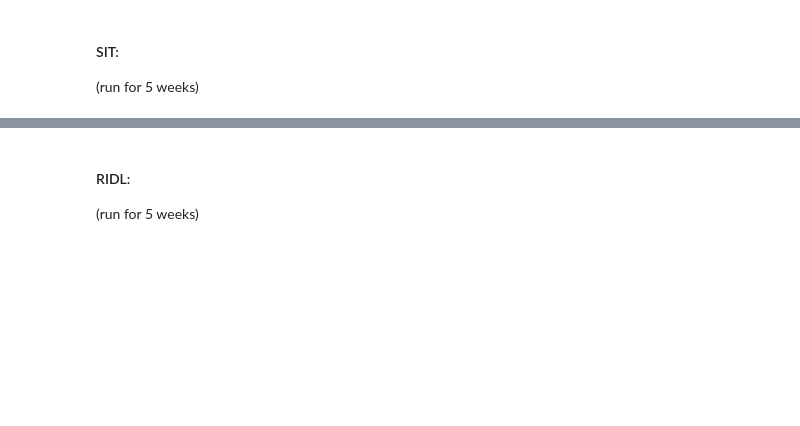
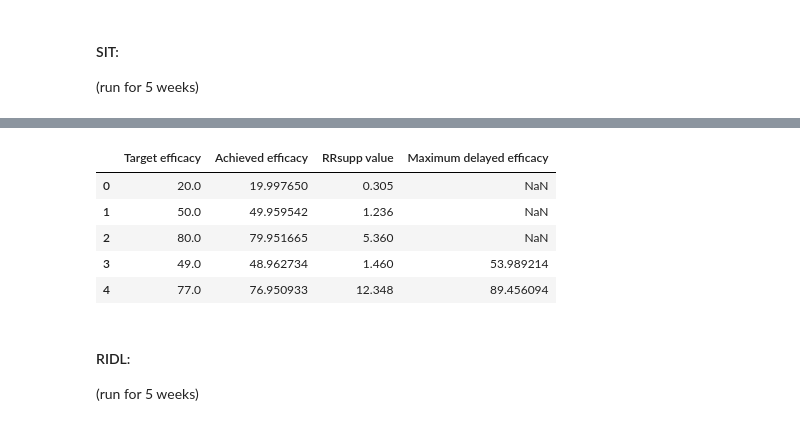
Before and after one commit to katietiley/Wolbachia_TPP_PPC, a Jupyter notebook: Population_data/Supplementary_Calculating_model_efficacy_parameters.ipynb, the cells around one changed output, grey strips where cells are left out. Saved outputs shown, nothing was run; the diff lists cells and outputs as text; code cells hidden in the pictures; blank space fills up the shorter version.

```diff
--- a/Population_data/Supplementary_Calculating_model_efficacy_parameters.ipynb
+++ b/Population_data/Supplementary_Calculating_model_efficacy_parameters.ipynb
@@ -467,2 +554,11 @@ SIT_df
+# %%
+SIT_df
+# %% [output]
+|  | Target efficacy | Achieved efficacy | RRsupp value | Maximum delayed efficacy |
+| 0 | 20.0 | 19.997650 | 0.305 | NaN |
+| 1 | 50.0 | 49.959542 | 1.236 | NaN |
+| 2 | 80.0 | 79.951665 | 5.360 | NaN |
+| 3 | 49.0 | 48.962734 | 1.460 | 53.989214 |
+| 4 | 77.0 | 76.950933 | 12.348 | 89.456094 |
 # %%
 #save dataframe
```
Also changed, not shown: parts of 10 cells of this notebook.
